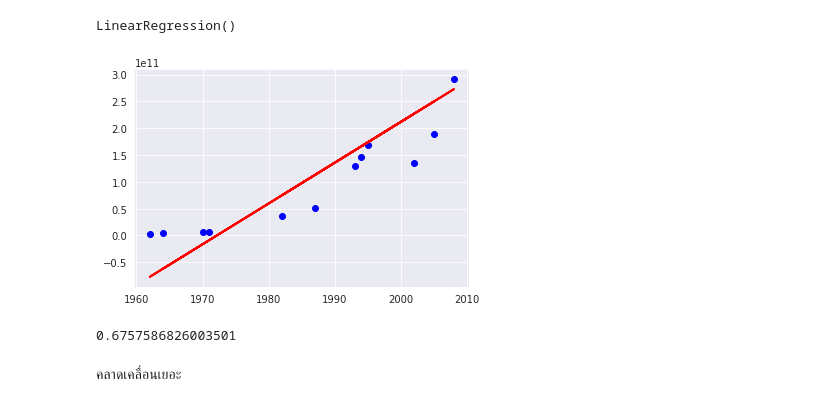
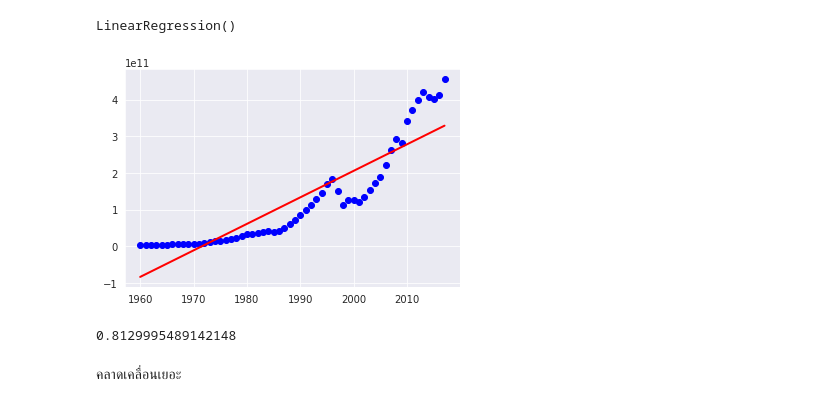
Before and after one commit to thitiwasttn/machine_learning, a Jupyter notebook: polynomial_regression.ipynb, the cells around one changed output. Cells and saved outputs as stored; diff of their text form; code cells hidden in the pictures.

```diff
--- a/polynomial_regression.ipynb
+++ b/polynomial_regression.ipynb
@@ -62,20 +62,20 @@ X_train, X_test, y_train, y_test = train_test_split(X, y, test_size = 0.2, rando
 ลองแบบ Liner regression
 # %%
 model = LinearRegression()
-model.fit(X_train, y_train)
+model.fit(X, y)
 # %% [output]
 LinearRegression()
 # %%
-y_predic = model.predict(X_test)
-plt.scatter(X_test, y_test, color='b')
-plt.plot(X_test, y_predic, linewidth='2', color='r')
+y_predic = model.predict(X)
+plt.scatter(X, y, color='b')
+plt.plot(X, y_predic, linewidth='2', color='r')
 plt.show()
 # %% [output]
-[figure, old version]
+[figure, new version]
 # %%
-model.score(X_test, y_test)
+model.score(X, y)
 # %% [output]
-0.6757586826003501
+0.8129995489142148
 # %% [markdown]
 คลาดเคลื่อนเยอะ
 # %% [markdown]
```
Also changed, not shown: parts of 2 cells of this notebook.
